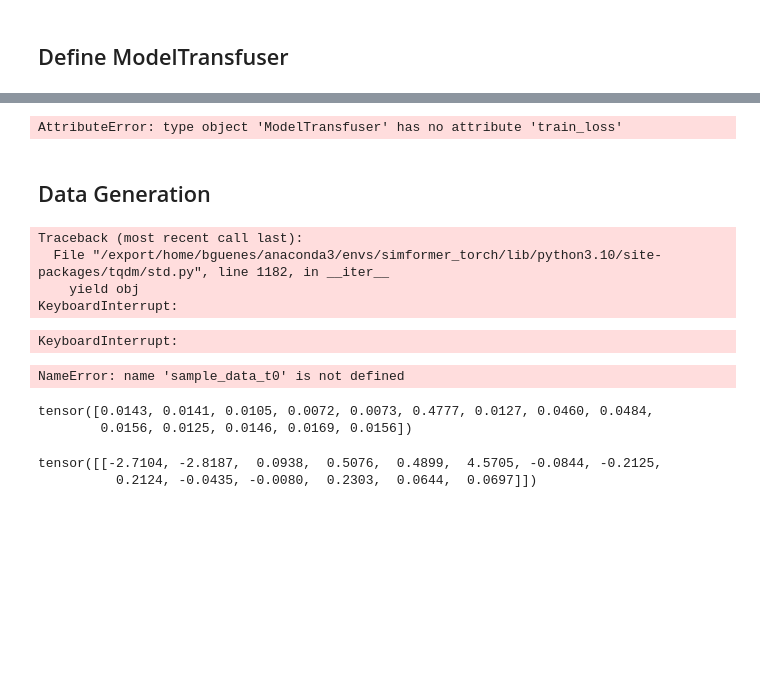
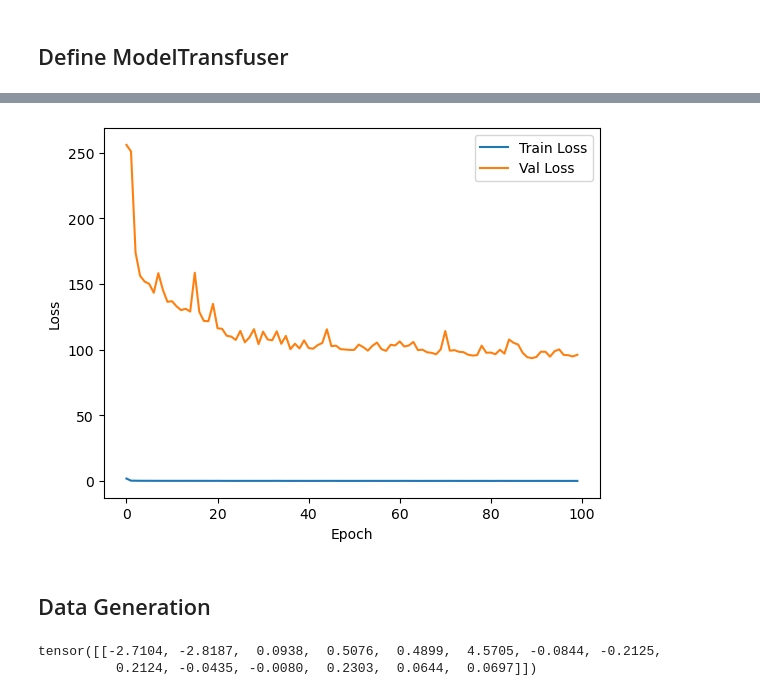
Before and after one commit to bGuenes/sbi_model_comparison, a Jupyter notebook: ModelTransfuser_run.ipynb, the cells around one changed output, grey strips where cells are left out. Drawn from its saved outputs; the diff is of its cells as text; code cells hidden in the pictures; blank space fills up the shorter version.

```diff
--- a/ModelTransfuser_run.ipynb
+++ b/ModelTransfuser_run.ipynb
@@ -76,2 +75,0 @@ model = ModelTransfuser(T, train_data.shape)
-# %%
-model.set_normalization(train_data)
@@ -80,2 +75,0 @@ Normalization parameters set.
-# %%
-model.train(train_data[:10000], epochs=10, device="cpu")
@@ -127,13 +79,13 @@ with open('ModelTransfuser/models/ModelTransfuser_t50_e50_normed.pickle', 'rb')
 # %%
-epoch = np.arange(0, len(ModelTransfuser.train_loss))
+epoch = np.arange(0, len(model.train_loss))
 
-plt.plot(epoch, np.array(ModelTransfuser.train_loss)/train_data.shape[0], label='Train Loss')
-plt.plot(epoch, np.array(ModelTransfuser.val_loss)/val_data.shape[0], label='Val Loss')
+plt.plot(epoch, np.array(model.train_loss)/train_data.shape[0], label='Train Loss')
+plt.plot(epoch, np.array(model.val_loss)/val_data.shape[0], label='Val Loss')
 plt.legend()
 plt.xlabel('Epoch')
 plt.ylabel('Loss')
 plt.show()
 # %% [output]
-AttributeError: type object 'ModelTransfuser' has no attribute 'train_loss'
+[figure, added]
 # %% [markdown]
 ## Data Generation
@@ -143,20 +92,3 @@ sample_data_t1 = torch.randn(10000, train_data.shape[1])*2
-# %%
-sample_data_t0 = ModelTransfuser.sample(sample_data_t1, condition_mask=torch.zeros_like(sample_data_t1))
-# %% [output]
-Traceback (most recent call last):
-  File "/export/home/bguenes/anaconda3/envs/simformer_torch/lib/python3.10/site-packages/tqdm/std.py", line 1182, in __iter__
-    yield obj
-KeyboardInterrupt:
-KeyboardInterrupt:
-# %%
-sample_data_t0.mean(axis=0)
-# %% [output]
-NameError: name 'sample_data_t0' is not defined
-# %%
-sample_data_t0.std(axis=0)
-# %% [output]
-tensor([0.0143, 0.0141, 0.0105, 0.0072, 0.0073, 0.4777, 0.0127, 0.0460, 0.0484,
-        0.0156, 0.0125, 0.0146, 0.0169, 0.0156])
 # %%
 priors = [-2.3, -2.89, -0.3, 0.55, 0.5]
 sigma = [0.3, 0.3, 0.3, 0.1, 0.1]
```
Also changed, not shown: parts of 23 cells of this notebook, 3 other files.
